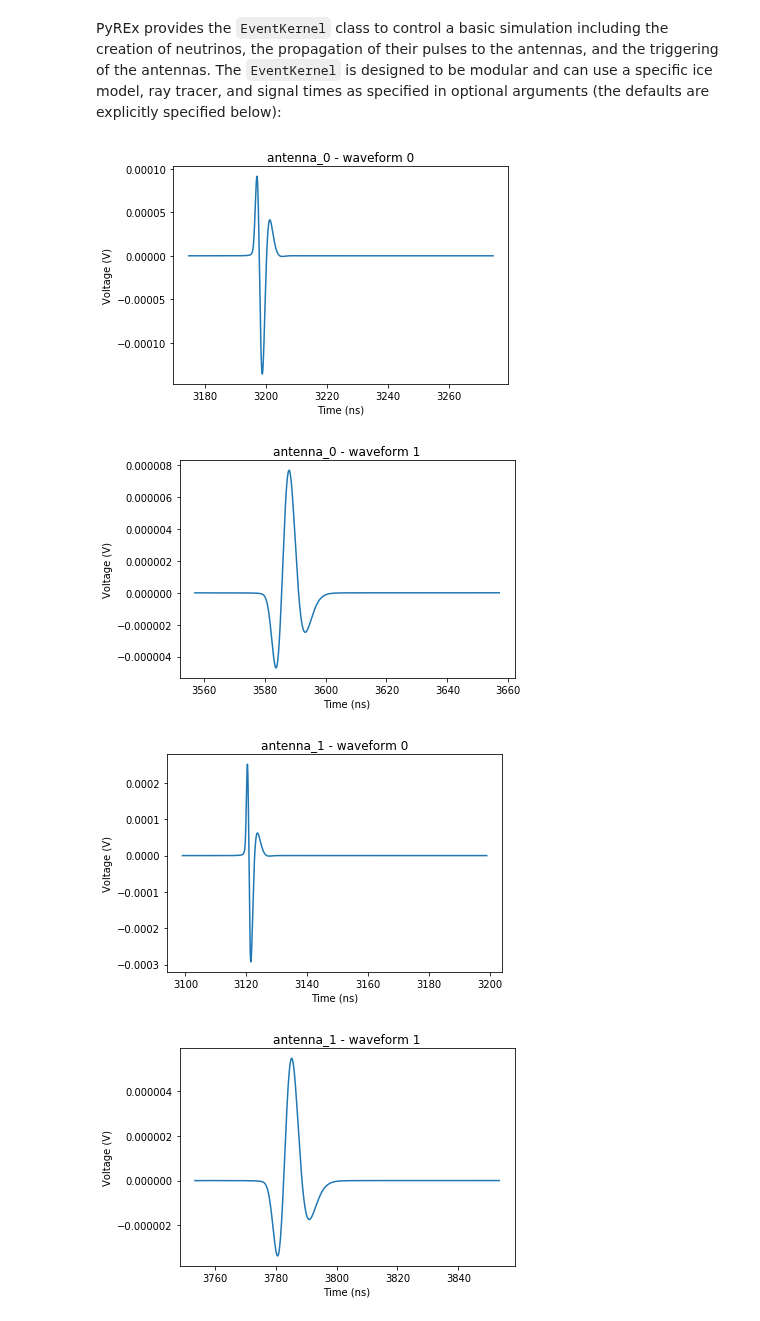
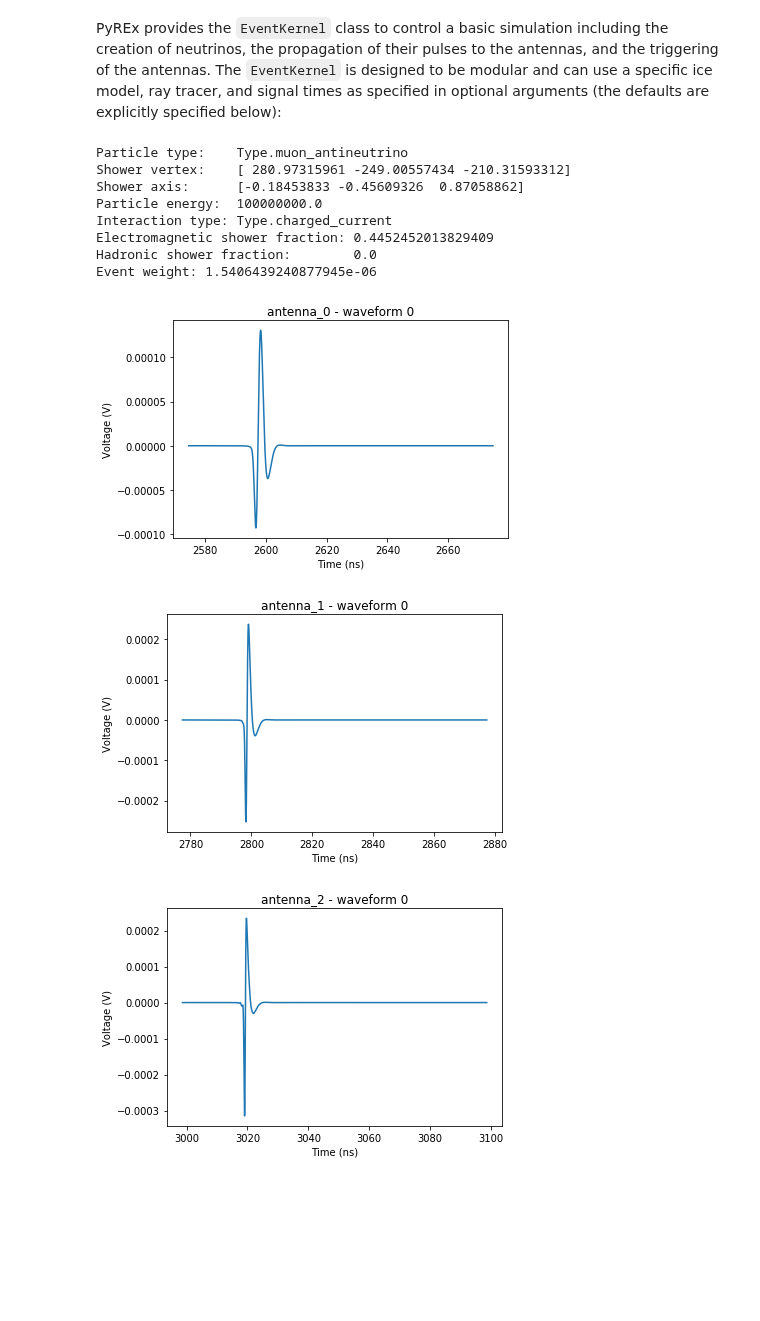
Before and after one commit to bhokansonfasig/pyrex, a Jupyter notebook: examples/Code Examples.ipynb, the cells around one changed output. Saved outputs shown, nothing was run; the diff lists cells and outputs as text; code cells hidden in the pictures; blank space fills up the shorter version.

```diff
--- a/examples/Code Examples.ipynb
+++ b/examples/Code Examples.ipynb
@@ -625,36 +661,53 @@ particle_generator = pyrex.ShadowGenerator(dx=1000, dy=1000, dz=500,
                                            energy=1e8)
 detector = []
 for i, z in enumerate([-100, -150, -200, -250]):
     detector.append(
         pyrex.DipoleAntenna(name="antenna_"+str(i), position=(0, 0, z),
                             center_frequency=250e6, bandwidth=300e6,
                             resistance=0, effective_height=0.6,
-                            trigger_threshold=0, noisy=False)
+                            trigger_threshold=1e-4, noisy=False)
     )
 kernel = pyrex.EventKernel(generator=particle_generator,
                            antennas=detector,
                            ice_model=pyrex.IceModel,
                            ray_tracer=pyrex.RayTracer,
                            signal_times=np.linspace(-20e-9, 80e-9, 2000,
                                                     endpoint=False))
 
 triggered = False
 while not triggered:
-    kernel.event()
+    event = kernel.event()
     for antenna in detector:
         if antenna.is_hit:
             triggered = True
             break
+
+particle = event.roots[0]
+print("Particle type:   ", particle.id)
+print("Shower vertex:   ", particle.vertex)
+print("Shower axis:     ", particle.direction)
+print("Particle energy: ", particle.energy)
+print("Interaction type:", particle.interaction.kind)
+print("Electromagnetic shower fraction:", particle.interaction.em_frac)
+print("Hadronic shower fraction:       ", particle.interaction.had_frac)
+print("Event weight:", particle.weight)
 
 for antenna in detector:
     for i, wave in enumerate(antenna.waveforms):
         plt.plot(wave.times * 1e9, wave.values)
         plt.xlabel("Time (ns)")
         plt.ylabel("Voltage (V)")
         plt.title(antenna.name + " - waveform "+str(i))
         plt.show()
 # %% [output]
+Particle type:    Type.muon_antineutrino
+Shower vertex:    [ 280.97315961 -249.00557434 -210.31593312]
+Shower axis:      [-0.18453833 -0.45609326  0.87058862]
+Particle energy:  100000000.0
+Interaction type: Type.charged_current
+Electromagnetic shower fraction: 0.4452452013829409
+Hadronic shower fraction:        0.0
+Event weight: 1.5406439240877945e-06
-[figure, old version]
+[figure, new version]
-[figure, old version]
+[figure, new version]
-[figure, old version]
+[figure, new version]
-[figure, removed]
```
Also changed, not shown: parts of 34 cells of this notebook, 1 other file.
